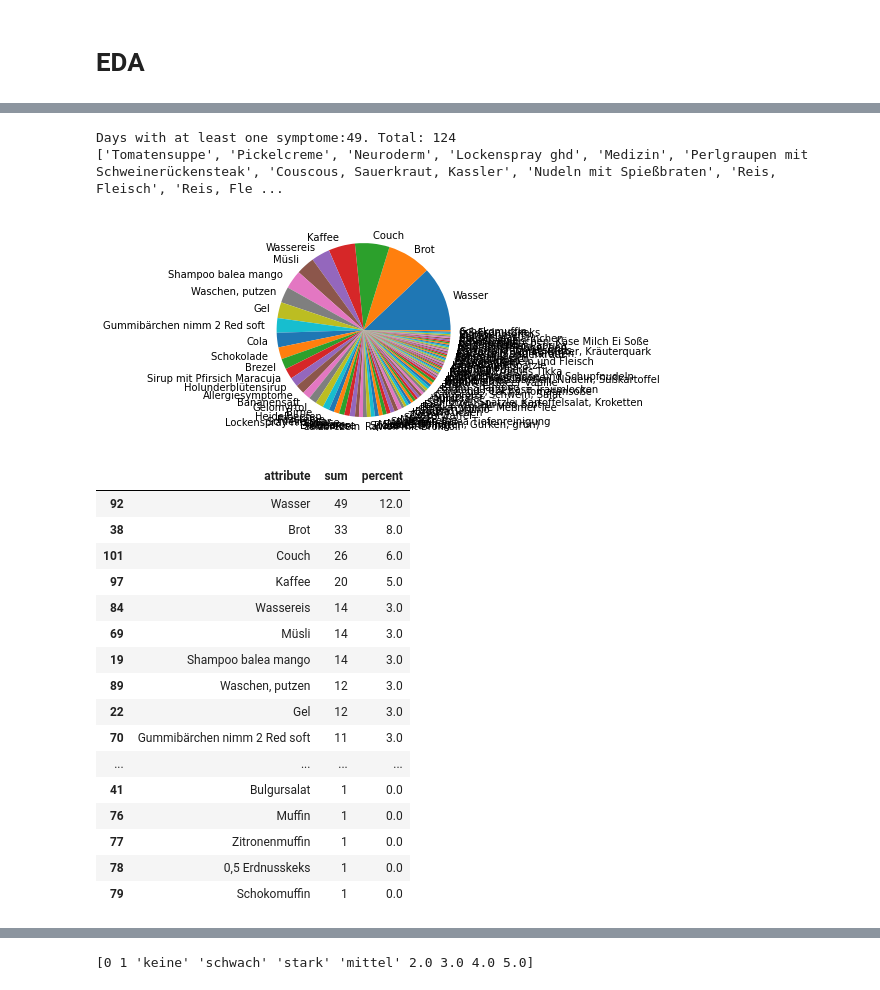
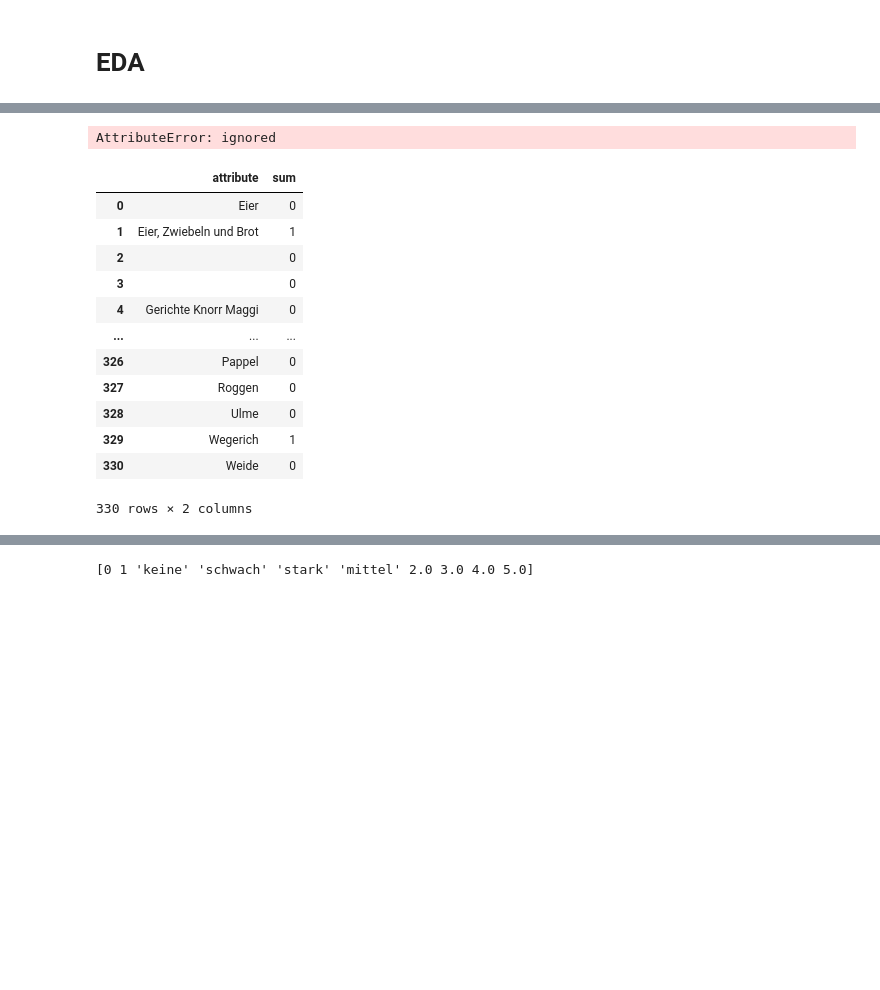
Before and after one commit to gwillig/Arcade-game, a Jupyter notebook: allergy.ipynb, the cells around one changed output, grey strips where cells are left out. Saved outputs shown, nothing was run; the diff lists cells and outputs as text; code cells hidden in the pictures; blank space fills up the shorter version.

```diff
--- a/allergy.ipynb
+++ b/allergy.ipynb
@@ -196,26 +314,17 @@ True
 '#Select all row where allergy symptome where 1 and sum the columns '
 
 allergy_symptome = [allergie_dict[x] for x in [0,1,2,3,4,5,7,8,10,11,12]]
-
 #####################
 
-'#Combins the selected allergy columns'
-df_non['one_more_synptome'] = df_non[allergy_symptome].apply(combine_columns, axis=1)
-df_symptome_true= df_non[df_non['one_more_synptome'] ==1]
-day_symptome = df_non[df_non['one_more_synptome']==1 ].shape[0]
-###########
-# from google.colab import files
-# df_non.to_excel('df.xlsx')
-# files.download('df.xlsx')
-#############
-print(f"Days with at least one symptome:{day_symptome}. Total: {df_non.shape[0]}")
+#Create  a new column which contains if allergy syntomes appear or not
+df_non["total_amount"] = df_non[allergy_symptome].apply(fn, axis=1)
+
 '#Drop all allergie rows'
-allergie_columns.append("one_more_synptome")
-df_symptome_true_drop = df_symptome_true.drop(columns=allergie_columns)
-df_symptome_sum = df_symptome_true_drop.sum(axis=0)
+df_symptome = df_symptome.drop(columns=allergie_columns)
+df_symptome_sum = df_symptome.drop(columns=["Datum","Datum_obj"]).sum(axis=0)
 
-df_result_symptome = pd.DataFrame.from_dict({"attribute":df_symptome_sum.drop("Datum").keys(),
-                                 "sum":df_symptome_sum.drop("Datum").values
+df_result_symptome = pd.DataFrame.from_dict({"attribute":df_symptome_sum.keys(),
+                                 "sum":df_symptome_sum.values
                                 } )
 
 
@@ -235,33 +344,25 @@ df_symptome_1["percent"]=df_symptome_1["sum"]/float(df_result_symptome[["sum"]].
 df_symptome_1["percent"] = df_symptome_1["percent"].astype(float)
 df_symptome_1["percent"]=df_symptome_1["percent"].round()
 plt.pie(x=df_symptome_1["sum"],labels=df_symptome_1["attribute"])
-plt.show()
-pd.set_option('display.max_rows', None)
-pd.set_option('display.max_columns', None)
-pd.set_option('display.width', None)
-pd.set_option('display.max_colwidth', -1)
-df_symptome_1.head(1000)
+df_symptome_1
 # %% [output]
-Days with at least one symptome:49. Total: 124
-['Tomatensuppe', 'Pickelcreme', 'Neuroderm', 'Lockenspray ghd', 'Medizin', 'Perlgraupen mit Schweinerückensteak', 'Couscous, Sauerkraut, Kassler', 'Nudeln mit Spießbraten', 'Reis, Fleisch', 'Reis, Fle ...
+AttributeError: ignored
-[figure, removed]
-|  | attribute | sum | percent |
-| 92 | Wasser | 49 | 12.0 |
-| 38 | Brot | 33 | 8.0 |
-| 101 | Couch | 26 | 6.0 |
-| 97 | Kaffee | 20 | 5.0 |
-| 84 | Wassereis | 14 | 3.0 |
-| 69 | Müsli | 14 | 3.0 |
-| 19 | Shampoo balea mango | 14 | 3.0 |
-| 89 | Waschen, putzen | 12 | 3.0 |
-| 22 | Gel | 12 | 3.0 |
-| 70 | Gummibärchen nimm 2 Red soft | 11 | 3.0 |
-| ... | ... | ... | ... |
-| 41 | Bulgursalat | 1 | 0.0 |
-| 76 | Muffin | 1 | 0.0 |
-| 77 | Zitronenmuffin | 1 | 0.0 |
-| 78 | 0,5 Erdnusskeks | 1 | 0.0 |
-| 79 | Schokomuffin | 1 | 0.0 |
+# %%
+df_result_symptome
+# %% [output]
+|  | attribute | sum |
+| 0 | Eier | 0 |
+| 1 | Eier, Zwiebeln und Brot | 1 |
+| 2 |  | 0 |
+| 3 |  | 0 |
+| 4 | Gerichte Knorr Maggi | 0 |
+| ... | ... | ... |
+| 326 | Pappel | 0 |
+| 327 | Roggen | 0 |
+| 328 | Ulme | 0 |
+| 329 | Wegerich | 1 |
+| 330 | Weide | 0 |
+330 rows × 2 columns
 # %%
 
 
```
Also changed, not shown: parts of 20 cells of this notebook.
